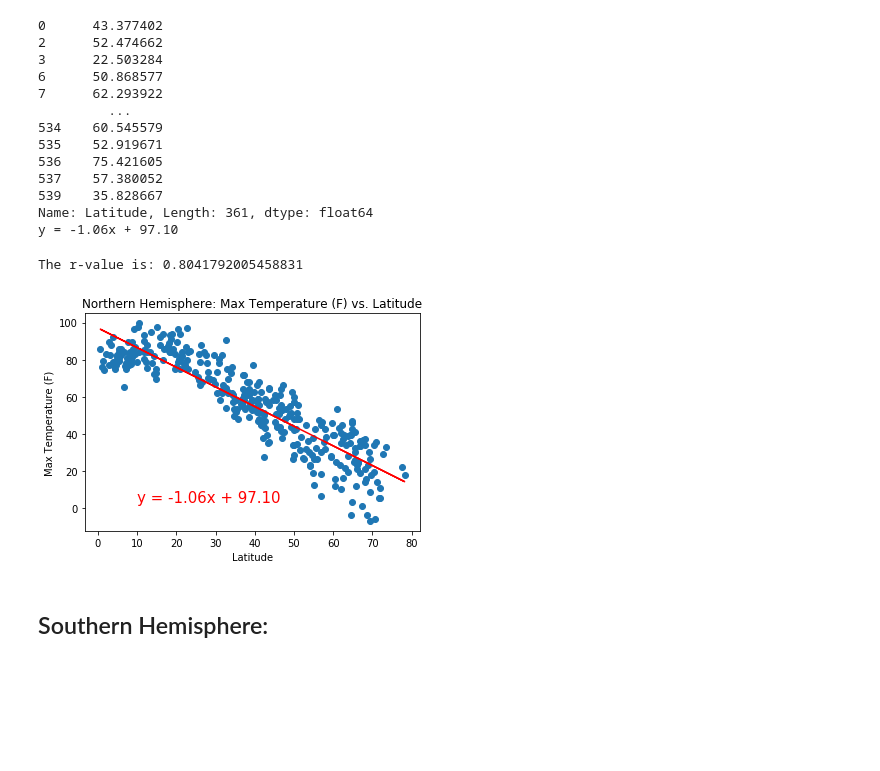
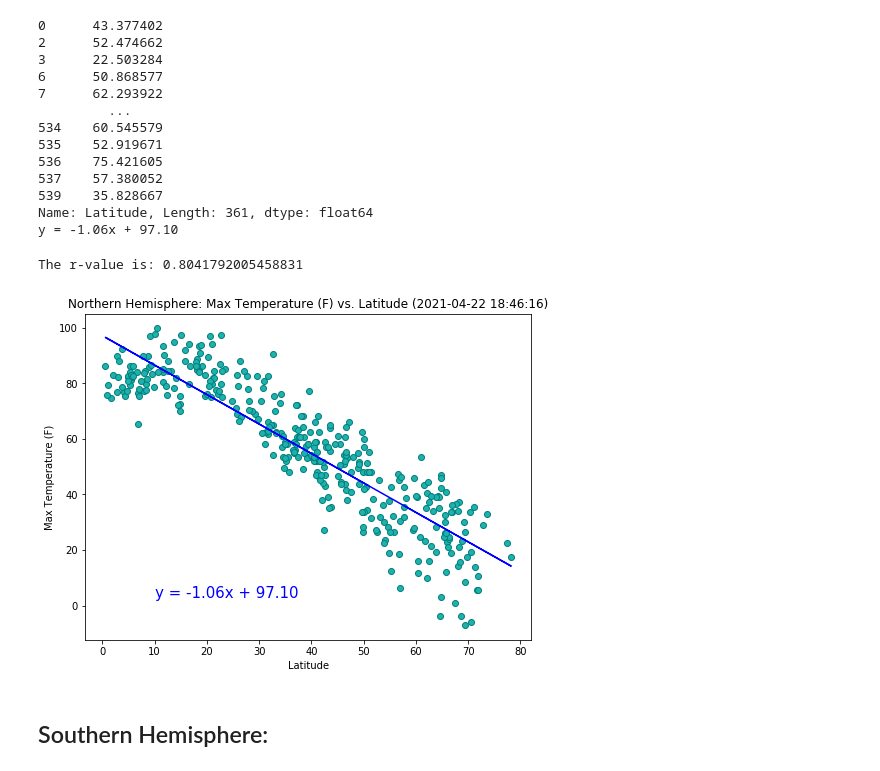
Before and after one commit to juliabrunett/python-api-challenge, a Jupyter notebook: WeatherPy/WeatherPy.ipynb, the cells around one changed output. Saved outputs shown, nothing was run; the diff lists cells and outputs as text; code cells hidden in the pictures; blank space fills up the shorter version.

Commit message:
Fixed sizes of graphs

```diff
--- a/WeatherPy/WeatherPy.ipynb
+++ b/WeatherPy/WeatherPy.ipynb
@@ -332,25 +332,26 @@ Name: Latitude, Length: 361, dtype: float64
 y = -1.06x + 97.10
 # %%
 # Create Plot: Temp vs Lat (Northern)
-plt.scatter(northern_hem_df["Latitude"], northern_hem_df["Max Temp."], marker = "o")
+plt.figure(figsize=(8,6))
+plt.scatter(northern_hem_df["Latitude"], northern_hem_df["Max Temp."], marker = "o", color="lightseagreen", edgecolor="teal")
 plt.xlabel("Latitude")
 plt.ylabel("Max Temperature (F)")
-plt.title("Northern Hemisphere: Max Temperature (F) vs. Latitude")
+plt.title(f"Northern Hemisphere: Max Temperature (F) vs. Latitude ({dates_converted[0]})")
 
 # Label plot and annotate the line equation
-plt.plot(northern_hem_df["Latitude"], regress_values,"r-")
-plt.annotate(line_eq, (10,3), fontsize=15, color="red")
+plt.plot(northern_hem_df["Latitude"], regress_values,"b-")
+plt.annotate(line_eq, (10,3), fontsize=15, color="b")
 
 # Print r square value
 print(f'The r-value is: {rvalue**2}')
 
 plt.savefig("./Images/temp_lat_north.png")
 
 # Show plot
 plt.show()
 # %% [output]
 The r-value is: 0.8041792005458831
-[figure, old version]
+[figure, new version]
 # %% [markdown]
 ## Southern Hemisphere:
 # %%
```
Also changed, not shown: parts of 19 cells of this notebook, 8 other files.
